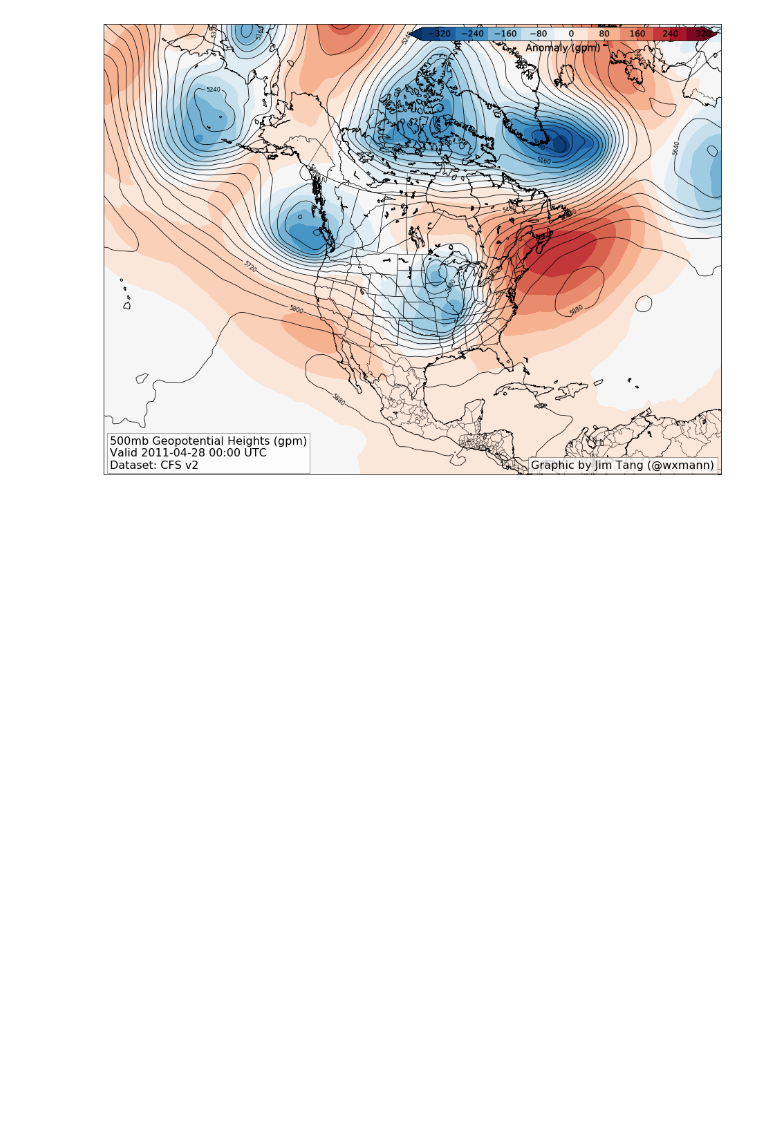
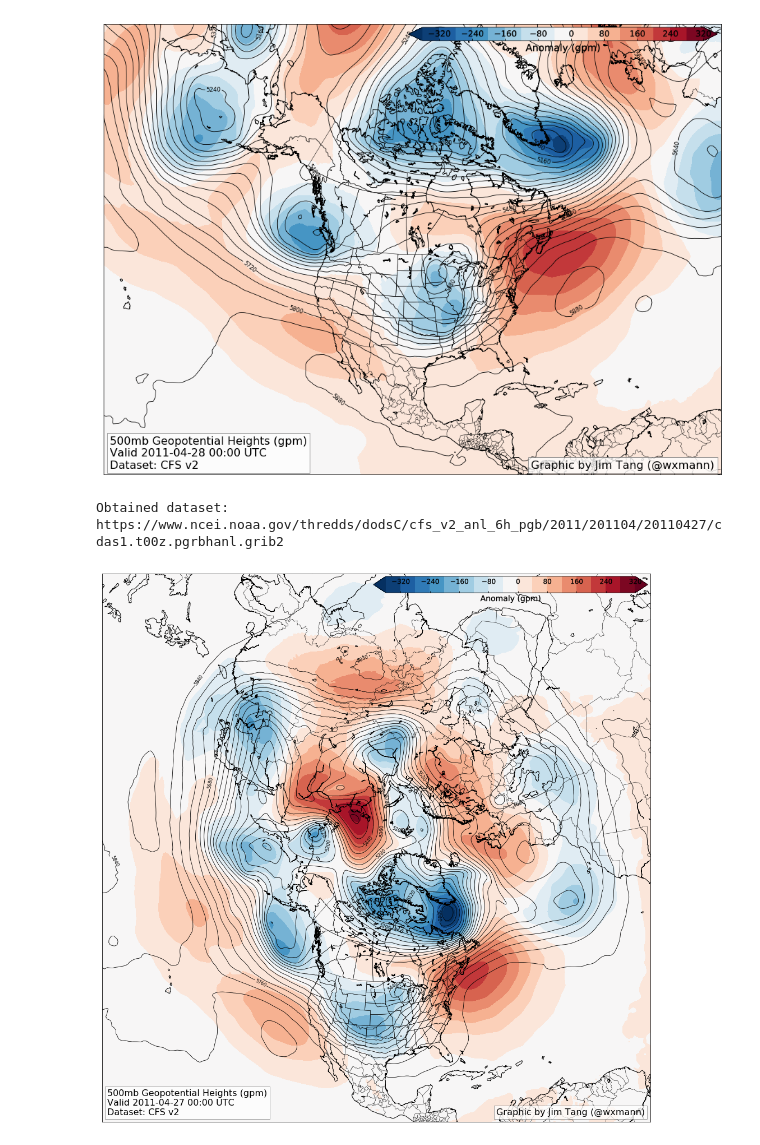
Before and after one commit to wxmann/tc-analysis, a Jupyter notebook: notebooks/CFS 500mb plots.ipynb, the cells around one changed output. Cells and saved outputs as stored; diff of their text form; code cells hidden in the pictures; blank space fills up the shorter version.

Commit message:
NHEM map view.

```diff
--- a/notebooks/CFS 500mb plots.ipynb
+++ b/notebooks/CFS 500mb plots.ipynb
@@ -45,3 +50,14 @@ Obtained dataset: https://www.ncei.noaa.gov/thredds/dodsC/cfs_v2_anl_6h_pgb/2011
 (<matplotlib.contour.QuadContourSet at 0x...>,
  <matplotlib.contour.QuadContourSet at 0x...>)
 [figure]
+# %%
+fig = plt.figure(figsize=(18, 18))
+plt.tight_layout()
+
+CS1, CS2 = cfs.plot_h5_anomaly('2011-04-27 00:00', basemap=maps.nhem())
+bottom_left_textbox(CS1.ax,
+                '500mb Geopotential Heights (gpm)\nValid {} UTC\nDataset: {}'.format('2011-04-27 00:00', 'CFS v2'))
+bottom_right_textbox(CS1.ax, 'Graphic by Jim Tang (@wxmann)')
+# %% [output]
+Obtained dataset: https://www.ncei.noaa.gov/thredds/dodsC/cfs_v2_anl_6h_pgb/2011/201104/20110427/cdas1.t00z.pgrbhanl.grib2
+[figure, added]
```
Also changed, not shown: parts of 1 cell of this notebook, 1 other file.
